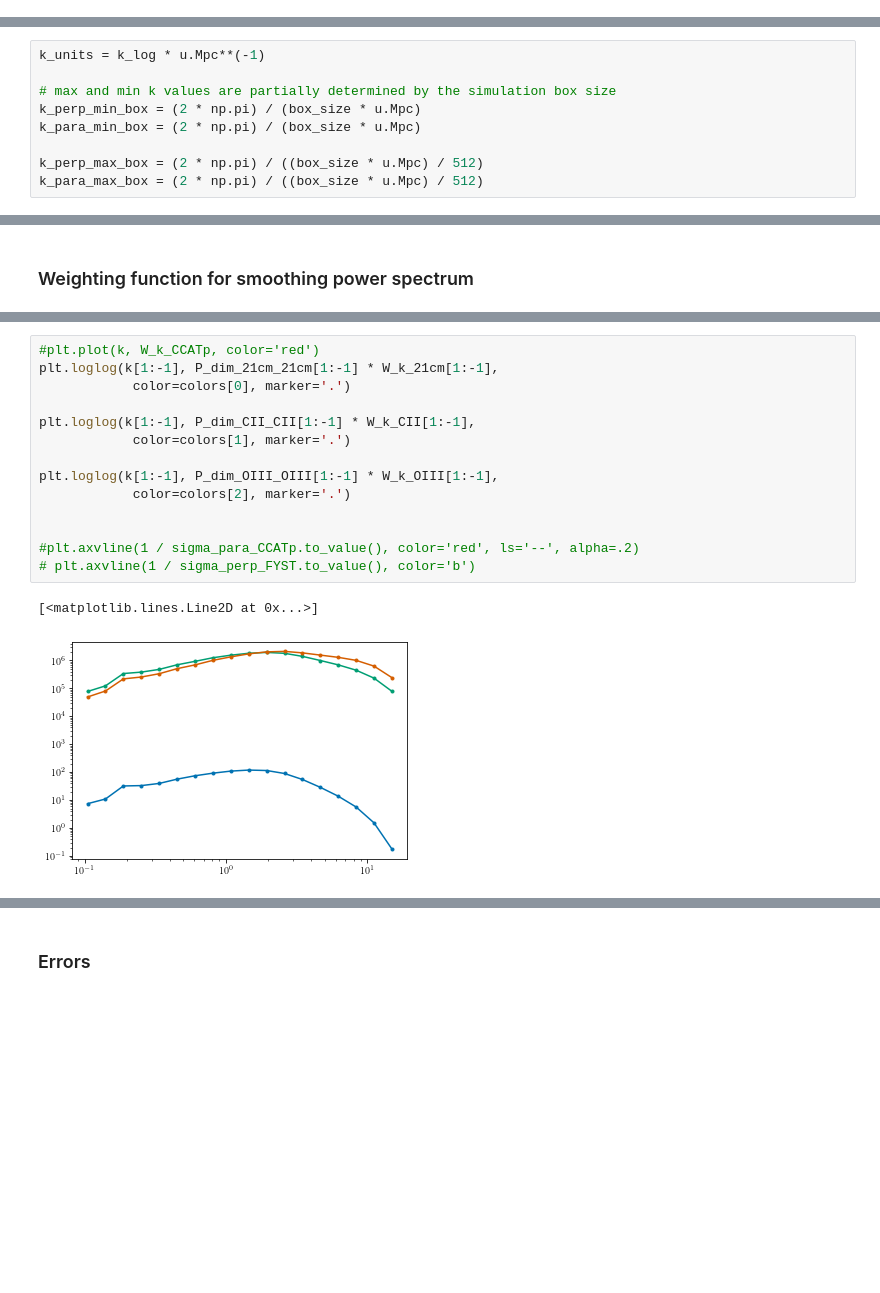
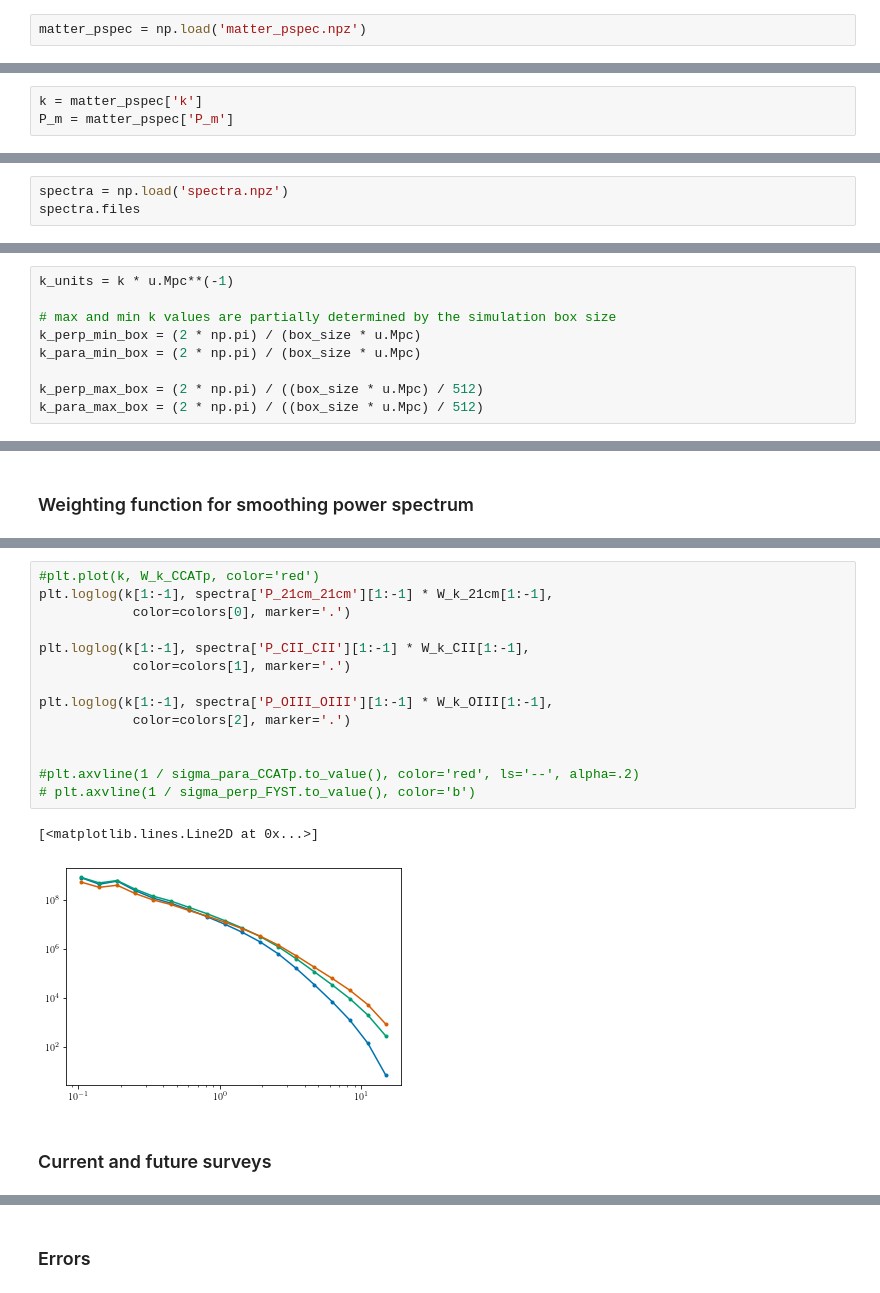
Before and after one commit to lisaleemcb/deprism, a Jupyter notebook: generate_spectra.ipynb, the cells around one changed output, grey strips where cells are left out. Cells and saved outputs as stored; diff of their text form; blank space fills up the shorter version.

Commit message:
change to pspec code in order to simplify. added a few utility functions.

```diff
--- a/generate_spectra.ipynb
+++ b/generate_spectra.ipynb
@@ -80,0 +78,2 @@ min resolution: k= 0.07853981633974483
+# %%
+matter_pspec = np.load('matter_pspec.npz')
@@ -81,3 +84,6 @@ min resolution: k= 0.07853981633974483
+# %%
+k = matter_pspec['k']
+P_m = matter_pspec['P_m']
 # %% [markdown]
 ### Checking power spectrum code with Powerbox
 # %% [markdown]
@@ -574,0 +546,3 @@ plt.legend(fontsize=16)
+# %%
+spectra = np.load('spectra.npz')
+spectra.files
@@ -867,7 +826,7 @@ def set_L_para(k_para_min, z, nu_rest):
 
     return B_nu
 # %%
-k_units = k_log * u.Mpc**(-1)
+k_units = k * u.Mpc**(-1)
 
 # max and min k values are partially determined by the simulation box size
 k_perp_min_box = (2 * np.pi) / (box_size * u.Mpc)
@@ -1019,17 +978,19 @@ array([9.98771098e-01, 9.97799159e-01, 9.96060299e-01, 9.92953302e-01,
 # %%
 #plt.plot(k, W_k_CCATp, color='red')
-plt.loglog(k[1:-1], P_dim_21cm_21cm[1:-1] * W_k_21cm[1:-1],
+plt.loglog(k[1:-1], spectra['P_21cm_21cm'][1:-1] * W_k_21cm[1:-1],
             color=colors[0], marker='.')
 
-plt.loglog(k[1:-1], P_dim_CII_CII[1:-1] * W_k_CII[1:-1],
+plt.loglog(k[1:-1], spectra['P_CII_CII'][1:-1] * W_k_CII[1:-1],
             color=colors[1], marker='.')
 
-plt.loglog(k[1:-1], P_dim_OIII_OIII[1:-1] * W_k_OIII[1:-1],
+plt.loglog(k[1:-1], spectra['P_OIII_OIII'][1:-1] * W_k_OIII[1:-1],
             color=colors[2], marker='.')
 
 
 #plt.axvline(1 / sigma_para_CCATp.to_value(), color='red', ls='--', alpha=.2)
 # plt.axvline(1 / sigma_perp_FYST.to_value(), color='b')
 # %% [output]
 [<matplotlib.lines.Line2D at 0x...>]
-[figure, old version]
+[figure, new version]
+# %% [markdown]
+### Current and future surveys
```
Also changed, not shown: parts of 262 cells of this notebook, 4 other files.
